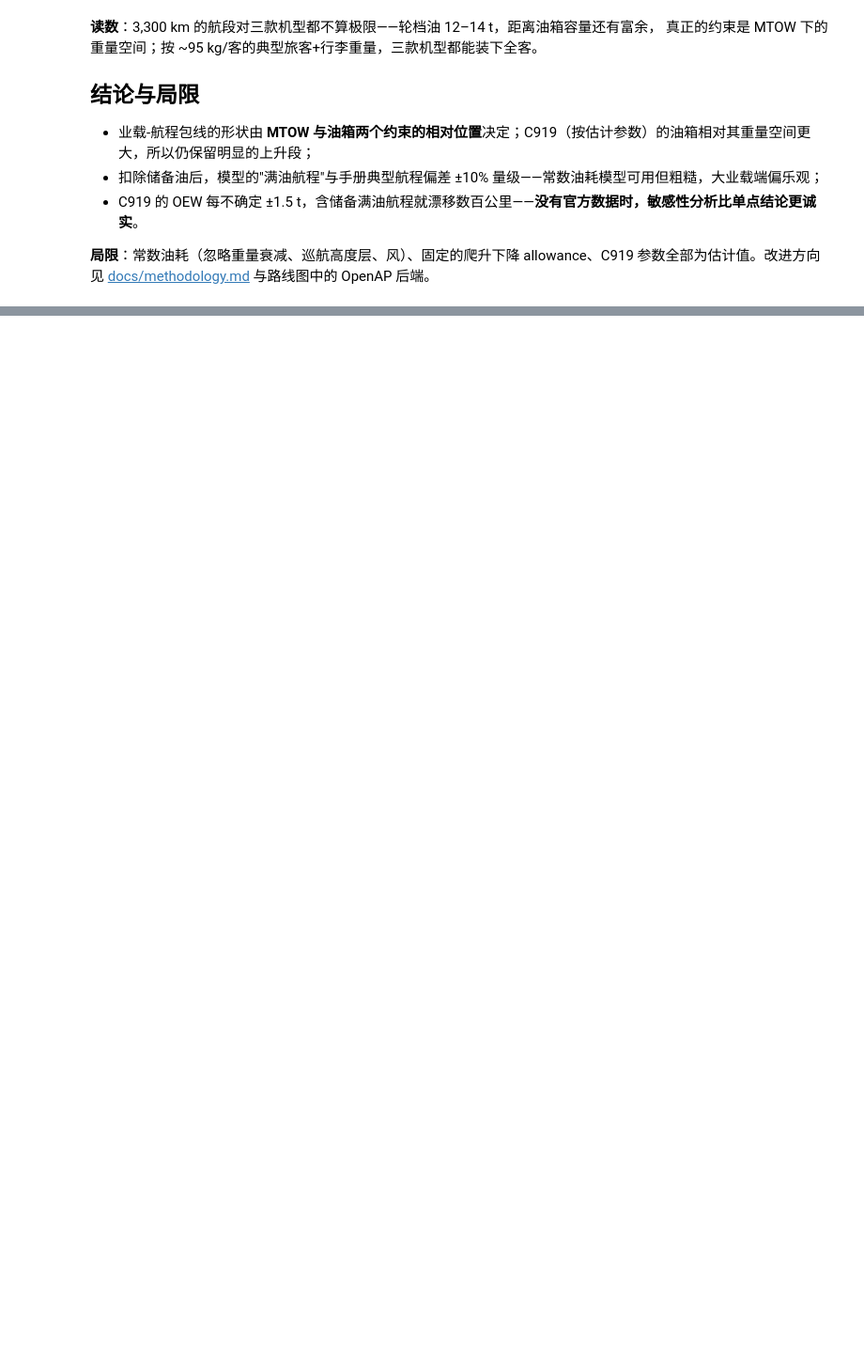
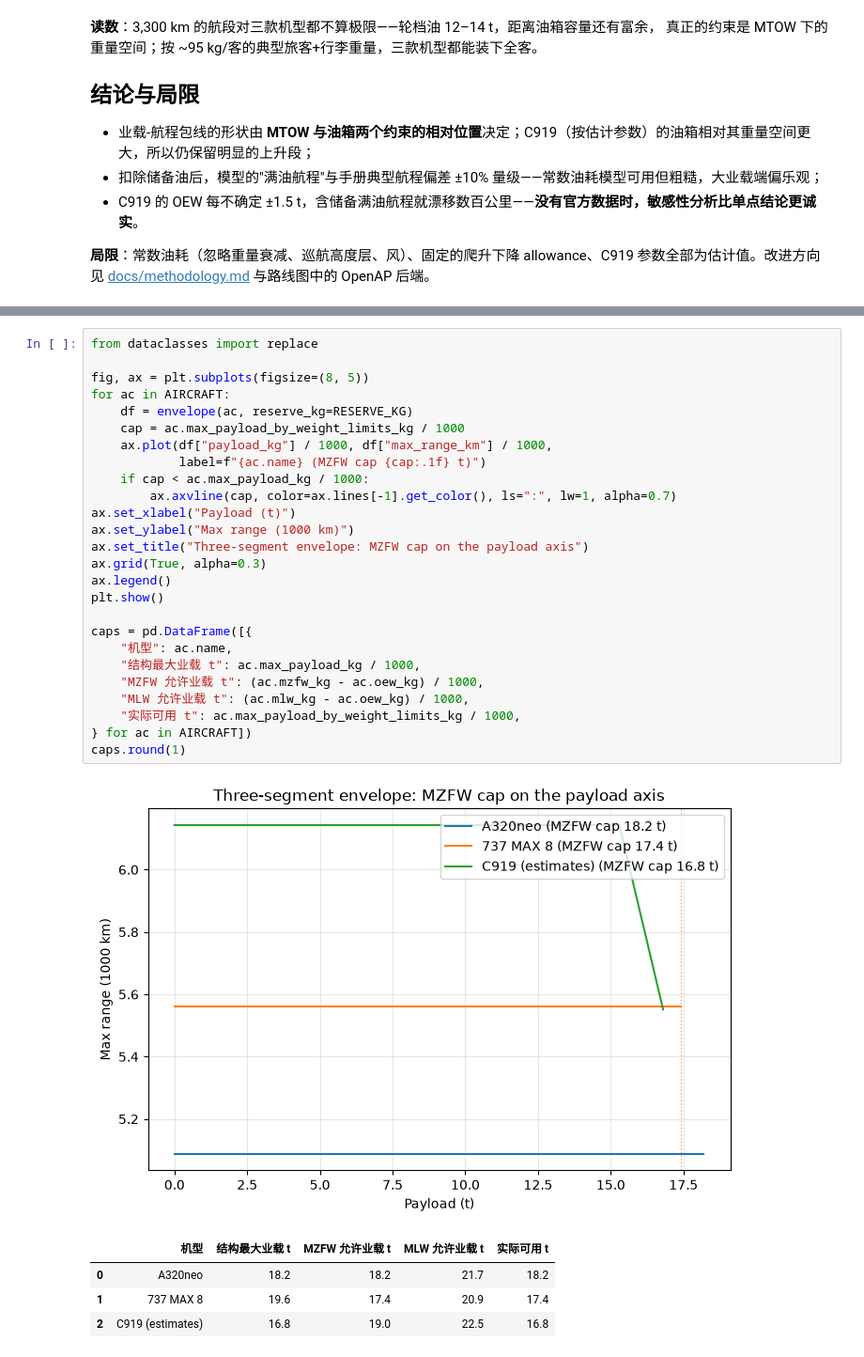
Before and after one commit to sihanwang64-debug/c919-routelab, a Jupyter notebook: cases/01_range_payload.ipynb, the cells around one changed output, grey strips where cells are left out. Shown at 94% size. Drawn from its saved outputs; the diff is of its cells as text; blank space fills up the shorter version.

```diff
--- a/cases/01_range_payload.ipynb
+++ b/cases/01_range_payload.ipynb
@@ -228,0 +235,32 @@ alternate ZWWW -> ZWSH: 1066 km
+# %%
+from dataclasses import replace
+
+fig, ax = plt.subplots(figsize=(8, 5))
+for ac in AIRCRAFT:
+    df = envelope(ac, reserve_kg=RESERVE_KG)
+    cap = ac.max_payload_by_weight_limits_kg / 1000
+    ax.plot(df["payload_kg"] / 1000, df["max_range_km"] / 1000,
+            label=f"{ac.name} (MZFW cap {cap:.1f} t)")
+    if cap < ac.max_payload_kg / 1000:
+        ax.axvline(cap, color=ax.lines[-1].get_color(), ls=":", lw=1, alpha=0.7)
+ax.set_xlabel("Payload (t)")
+ax.set_ylabel("Max range (1000 km)")
+ax.set_title("Three-segment envelope: MZFW cap on the payload axis")
+ax.grid(True, alpha=0.3)
+ax.legend()
+plt.show()
+
+caps = pd.DataFrame([{
+    "机型": ac.name,
+    "结构最大业载 t": ac.max_payload_kg / 1000,
+    "MZFW 允许业载 t": (ac.mzfw_kg - ac.oew_kg) / 1000,
+    "MLW 允许业载 t": (ac.mlw_kg - ac.oew_kg) / 1000,
+    "实际可用 t": ac.max_payload_by_weight_limits_kg / 1000,
+} for ac in AIRCRAFT])
+caps.round(1)
+# %% [output]
+[figure, added]
+|  | 机型 | 结构最大业载 t | MZFW 允许业载 t | MLW 允许业载 t | 实际可用 t |
+| 0 | A320neo | 18.2 | 18.2 | 21.7 | 18.2 |
+| 1 | 737 MAX 8 | 19.6 | 17.4 | 20.9 | 17.4 |
+| 2 | C919 (estimates) | 16.8 | 19.0 | 22.5 | 16.8 |
```
Also changed, not shown: parts of 5 cells of this notebook, 19 other files.
